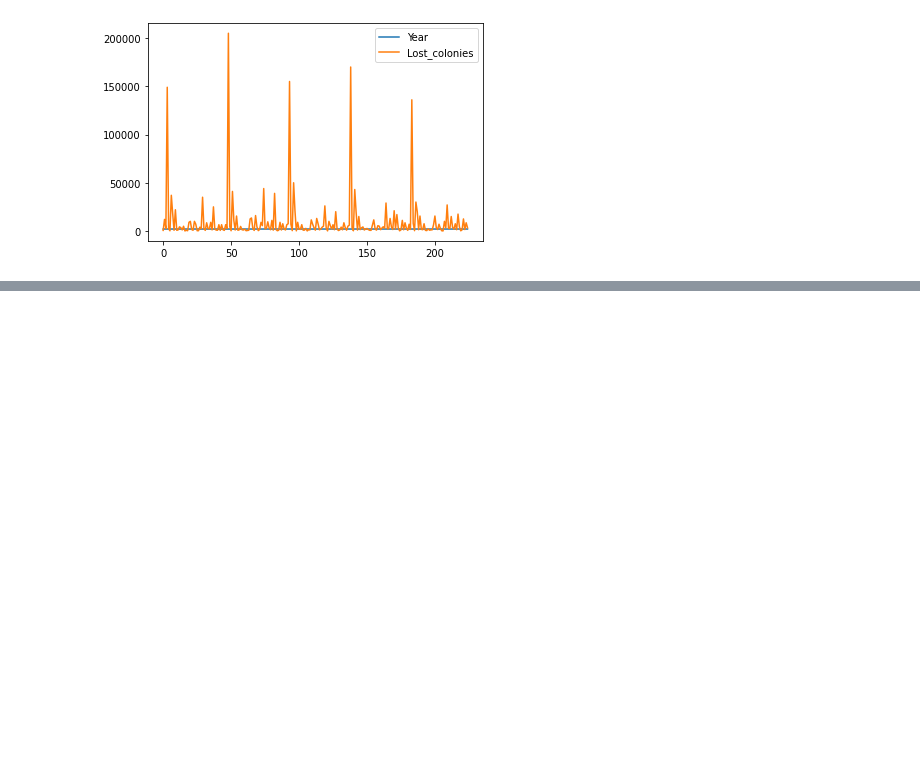
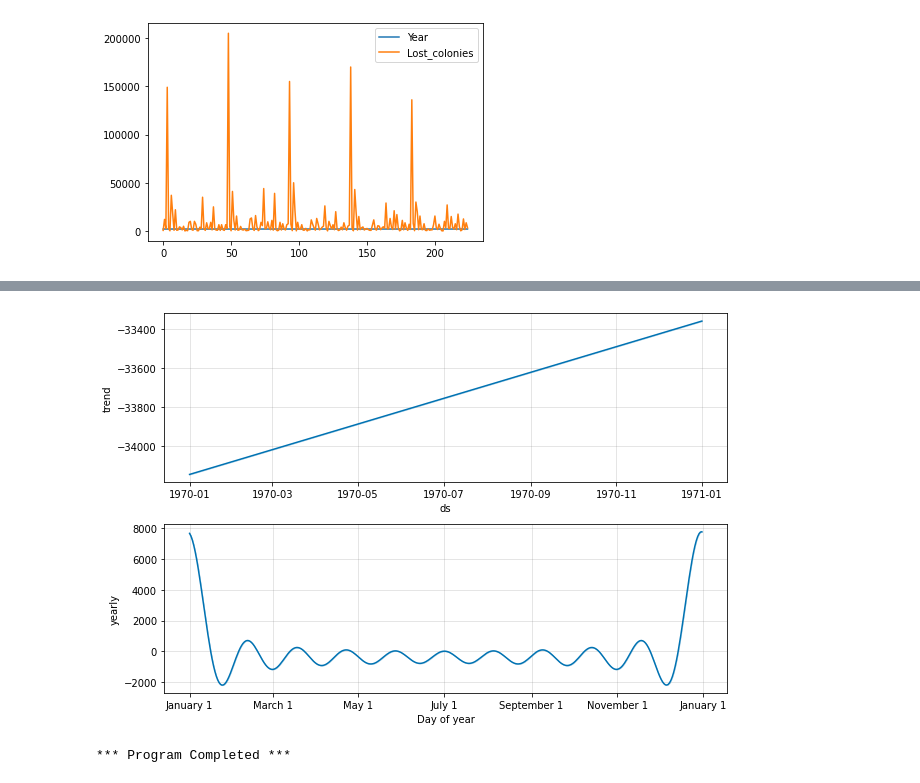
Before and after one commit to Saymanning/Honey_Bee_Colony_Loss_US, a Jupyter notebook: FBprophet_v2.ipynb, the cells around one changed output, grey strips where cells are left out. Drawn from its saved outputs; the diff is of its cells as text; code cells hidden in the pictures; blank space fills up the shorter version.

```diff
--- a/FBprophet_v2.ipynb
+++ b/FBprophet_v2.ipynb
@@ -136,0 +147,10 @@ MemoryError: ignored
+# %%
+### Plotting forecast components
+fig2 = m.plot_components(forecast)
+fig2.savefig('01_fbprophet_02.png')
+# %% [output]
+[figure, added]
+# %%
+print('*** Program Completed ***')
+# %% [output]
+*** Program Completed ***
```
Also changed, not shown: parts of 11 cells of this notebook.
